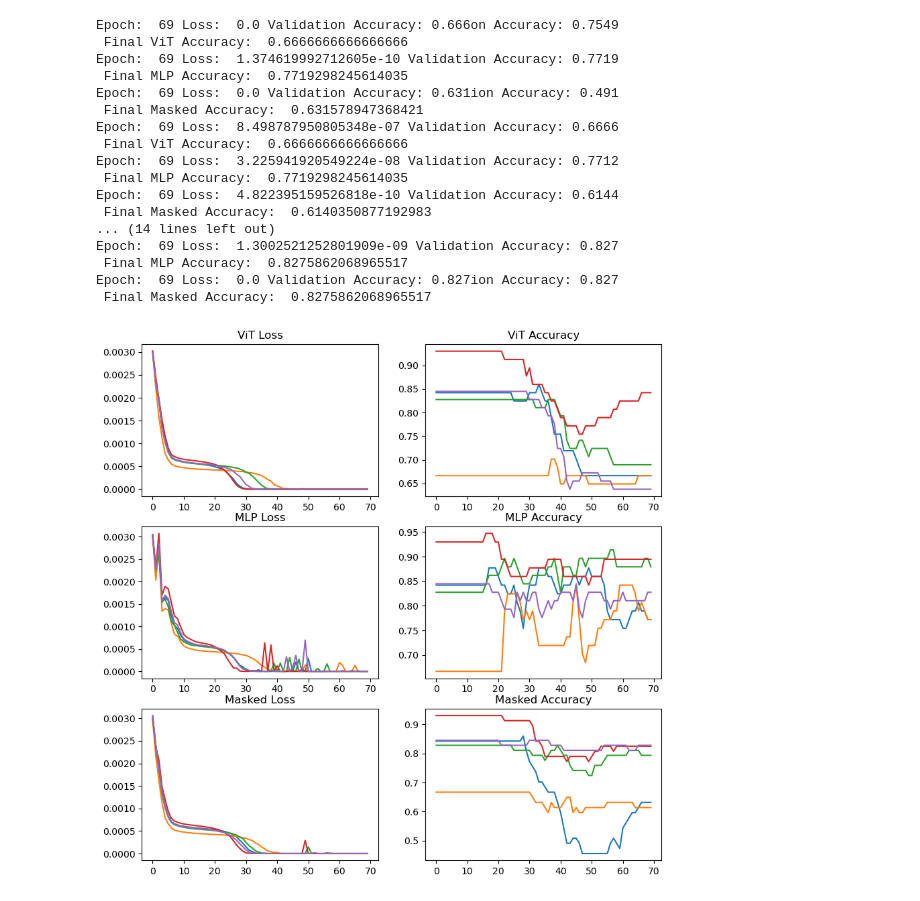
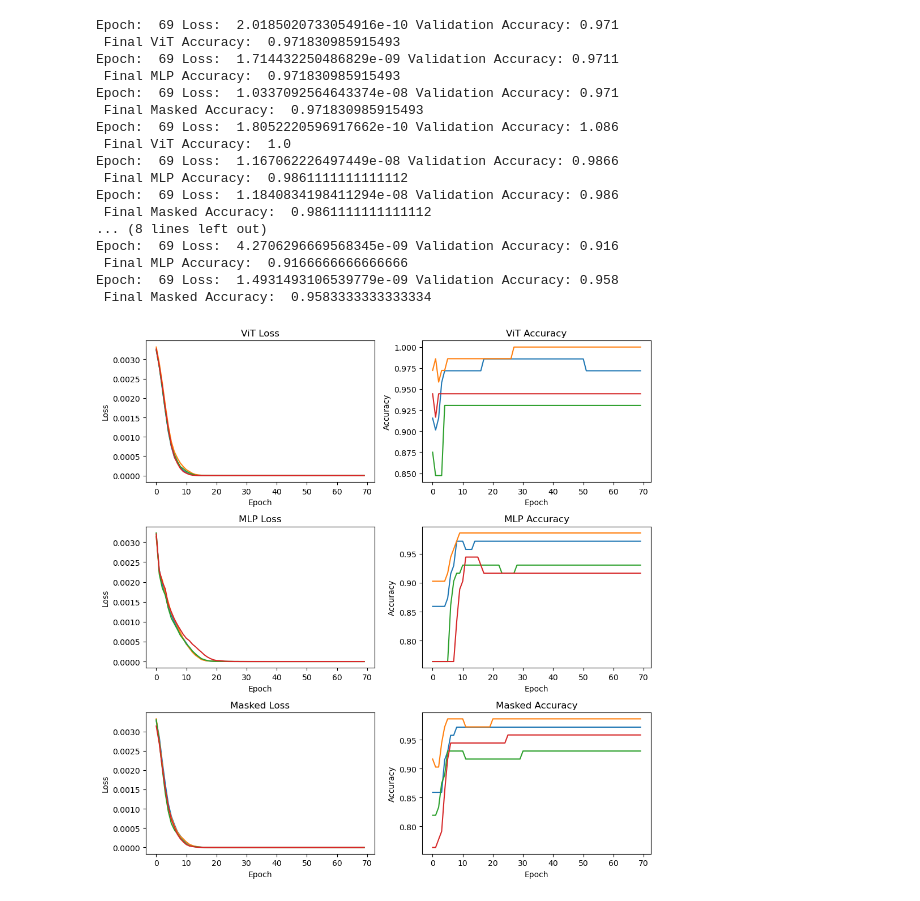
Before and after one commit to Tsuchijo/meso-vit, a Jupyter notebook: src/testing_batch_data.ipynb, the cells around one changed output. Cells and saved outputs as stored; diff of their text form; code cells hidden in the pictures.

Commit message:
added batch training for pose annotated data

```diff
--- a/src/testing_batch_data.ipynb
+++ b/src/testing_batch_data.ipynb
@@ -445,12 +505,12 @@ def train_model_fully_connected(classifier, optimizer, batch_data, success_data,
         accuracy_val, predictions = evaluate_model_fully_connected(classifier.eval(), test_batch, test_success)
         accuracy.append(accuracy_val)
         print('\rEpoch: ', i, 'Loss: ' , avg_loss, 'Validation Accuracy: ' + str(accuracy_val)[:5], end='')
-    return log, accuracy
+    return log, accuracy, predictions
 
 
 # Training loop for LSTM using k-fold cross validation
 num_epochs = 70
-k_folds = 5
+k_folds = 4
 test_splits = [i/k_folds for i in range(k_folds)]
 test_splits.append(1)
 criterion = nn.CrossEntropyLoss()
@@ -462,22 +522,23 @@ lr_mlp = 1e-3
 length = len(ViT_outputs)
 indices = np.arange(len(ViT_outputs))
 # use same seed
-# np.random.seed(1101)
-# np.random.shuffle(indices)
+np.random.seed(2)
+np.random.shuffle(indices)
 vit_log = []
 vit_accuracy = []
 mlp_log = []
 mlp_accuracy = []
 masked_log = []
 masked_accuracy = []
+proportion_fail = []
 # Split the data into train and test
 
 ## model parameters
-embedding_size = 8
+embedding_size = 64
 session_size = 288
-num_hidden = 1024
+num_hidden = 256
 num_classes = 2
-num_layers = 4
+num_layers = 2
 
 for i in range(k_folds):
     test_indices = indices[int(test_splits[i] * length ):int(test_splits[i+1] * (length))]
@@ -496,7 +557,7 @@ for i in range(k_folds):
         num_layers=num_layers
     ).to('cuda')
     optimizer_vit = torch.optim.Adam(vit_classifier.parameters(), lr=lr_vit)
-    vit_log_temp, vit_accuracy_temp = train_model_fully_connected(vit_classifier, optimizer_vit, ViT_outputs, success, num_epochs, train_indices, test_ViT_outputs, test_success, criterion)
+    vit_log_temp, vit_accuracy_temp, vit_predictions = train_model_fully_connected(vit_classifier, optimizer_vit, ViT_outputs, success, num_epochs, train_indices, test_ViT_outputs, test_success, criterion)
     vit_log.extend(vit_log_temp)
     vit_accuracy.extend(vit_accuracy_temp)
     print('\n Final ViT Accuracy: ', vit_accuracy[-1])
@@ -510,7 +571,7 @@ for i in range(k_folds):
         num_layers=num_layers
     ).to('cuda')
     optimizer_mlp = torch.optim.Adam(mlp_classifier.parameters(), lr=lr_mlp)
-    mlp_log_temp, mlp_accuracy_temp = train_model_fully_connected(mlp_classifier, optimizer_mlp, MLP_outputs, success, num_epochs, train_indices, test_MLP_outputs, test_success, criterion)
+    mlp_log_temp, mlp_accuracy_temp, mlp_predictions = train_model_fully_connected(mlp_classifier, optimizer_mlp, MLP_outputs, success, num_epochs, train_indices, test_MLP_outputs, test_success, criterion)
     mlp_log.extend(mlp_log_temp)
     mlp_accuracy.extend(mlp_accuracy_temp)
     print('\n Final MLP Accuracy: ', mlp_accuracy[-1])
@@ -524,52 +585,72 @@ for i in range(k_folds):
         num_layers=num_layers
     ).to('cuda')
     optimizer_mask = torch.optim.Adam(mask_classifier.parameters(), lr=lr_masked)
-    masked_log_temp, masked_accuracy_temp = train_model_fully_connected(mask_classifier, optimizer_mask, Masked_outputs, success, num_epochs, train_indices, test_masked_outputs, test_success, criterion)
+    masked_log_temp, masked_accuracy_temp, masked_predictions = train_model_fully_connected(mask_classifier, optimizer_mask, Masked_outputs, success, num_epochs, train_indices, test_masked_outputs, test_success, criterion)
     masked_log.extend(masked_log_temp)
     masked_accuracy.extend(masked_accuracy_temp)
+    proportion_fail.append(np.sum(np.argmax(test_success, axis=1)) / len(test_success))
     print('\n Final Masked Accuracy: ', masked_accuracy[-1])
 # %% [output]
-Epoch:  69 Loss:  0.0 Validation Accuracy: 0.666on Accuracy: 0.7549
- Final ViT Accuracy:  0.6666666666666666
-Epoch:  69 Loss:  1.374619992712605e-10 Validation Accuracy: 0.7719
- Final MLP Accuracy:  0.7719298245614035
-Epoch:  69 Loss:  0.0 Validation Accuracy: 0.631ion Accuracy: 0.491
- Final Masked Accuracy:  0.631578947368421
-Epoch:  69 Loss:  8.498787950805348e-07 Validation Accuracy: 0.6666
- Final ViT Accuracy:  0.6666666666666666
-Epoch:  69 Loss:  3.225941920549224e-08 Validation Accuracy: 0.7712
- Final MLP Accuracy:  0.7719298245614035
-Epoch:  69 Loss:  4.822395159526818e-10 Validation Accuracy: 0.6144
- Final Masked Accuracy:  0.6140350877192983
-... (14 lines left out)
-Epoch:  69 Loss:  1.3002521252801909e-09 Validation Accuracy: 0.827
- Final MLP Accuracy:  0.8275862068965517
-Epoch:  69 Loss:  0.0 Validation Accuracy: 0.827ion Accuracy: 0.827
- Final Masked Accuracy:  0.8275862068965517
+Epoch:  69 Loss:  2.0185020733054916e-10 Validation Accuracy: 0.971
+ Final ViT Accuracy:  0.971830985915493
+Epoch:  69 Loss:  1.714432250486829e-09 Validation Accuracy: 0.9711
+ Final MLP Accuracy:  0.971830985915493
+Epoch:  69 Loss:  1.0337092564643374e-08 Validation Accuracy: 0.971
+ Final Masked Accuracy:  0.971830985915493
+Epoch:  69 Loss:  1.8052220596917662e-10 Validation Accuracy: 1.086
+ Final ViT Accuracy:  1.0
+Epoch:  69 Loss:  1.167062226497449e-08 Validation Accuracy: 0.9866
+ Final MLP Accuracy:  0.9861111111111112
+Epoch:  69 Loss:  1.1840834198411294e-08 Validation Accuracy: 0.986
+ Final Masked Accuracy:  0.9861111111111112
+... (8 lines left out)
+Epoch:  69 Loss:  4.2706296669568345e-09 Validation Accuracy: 0.916
+ Final MLP Accuracy:  0.9166666666666666
+Epoch:  69 Loss:  1.4931493106539779e-09 Validation Accuracy: 0.958
+ Final Masked Accuracy:  0.9583333333333334
 # %%
 # plot both losses on the same graph
 vit_log = np.array(vit_log).reshape(k_folds, num_epochs)
 mlp_log = np.array(mlp_log).reshape(k_folds, num_epochs)
 masked_log = np.array(masked_log).reshape(k_folds, num_epochs)
 vit_accuracy = np.array(vit_accuracy).reshape(k_folds, num_epochs)
 mlp_accuracy = np.array(mlp_accuracy).reshape(k_folds, num_epochs)
 masked_accuracy = np.array(masked_accuracy).reshape(k_folds, num_epochs)
 ## Create two plots, one for each model
 fig, axs = plt.subplots(3, 2, figsize=(10, 10))
 # plot all the losses
 
 axs[0, 0].plot((vit_log).T)
 axs[1, 0].plot((mlp_log).T)
 axs[2, 0].plot((masked_log).T)
 axs[0, 1].plot((vit_accuracy).T)
 axs[1, 1].plot((mlp_accuracy).T)
 axs[2, 1].plot((masked_accuracy).T)
+# axs[0, 1].hlines(proportion_fail, 0, num_epochs, linestyles='dashed')
+# axs[1, 1].hlines(proportion_fail, 0, num_epochs, linestyles='dashed')
+# axs[2, 1].hlines(proportion_fail, 0, num_epochs, linestyles='dashed')
+
 axs[0, 0].set_title('ViT Loss')
 axs[1, 0].set_title('MLP Loss')
 axs[2, 0].set_title('Masked Loss')
 axs[0, 1].set_title('ViT Accuracy')
 axs[1, 1].set_title('MLP Accuracy')
 axs[2, 1].set_title('Masked Accuracy')
+
+axs[0, 0].set_xlabel('Epoch')
+axs[1, 0].set_xlabel('Epoch')
+axs[2, 0].set_xlabel('Epoch')
+axs[0, 1].set_xlabel('Epoch')
+axs[1, 1].set_xlabel('Epoch')
+axs[2, 1].set_xlabel('Epoch')
+axs[0, 0].set_ylabel('Loss')
+axs[1, 0].set_ylabel('Loss')
+axs[2, 0].set_ylabel('Loss')
+axs[0, 1].set_ylabel('Accuracy')
+axs[1, 1].set_ylabel('Accuracy')
+axs[2, 1].set_ylabel('Accuracy')
+plt.tight_layout()
+
 plt.show()
 # %% [output]
-[figure, old version]
+[figure, new version]
```
Also changed, not shown: parts of 11 cells of this notebook, 6 other files.
